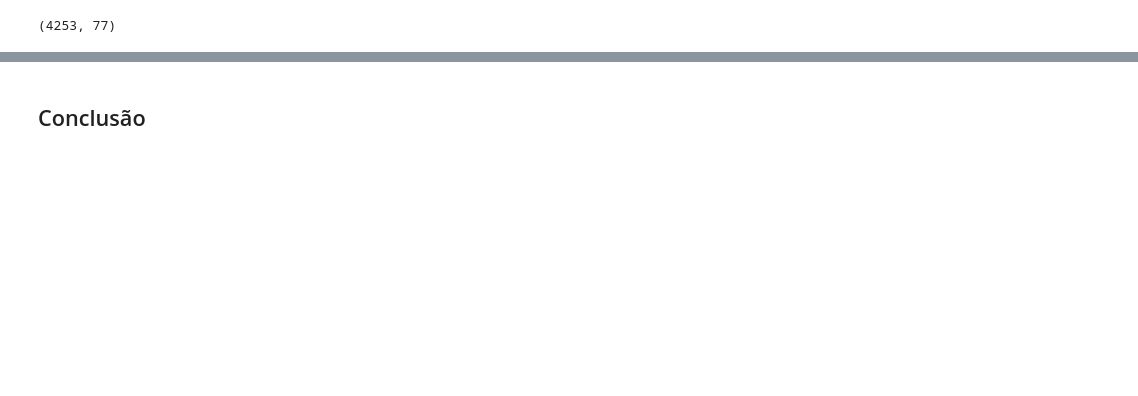
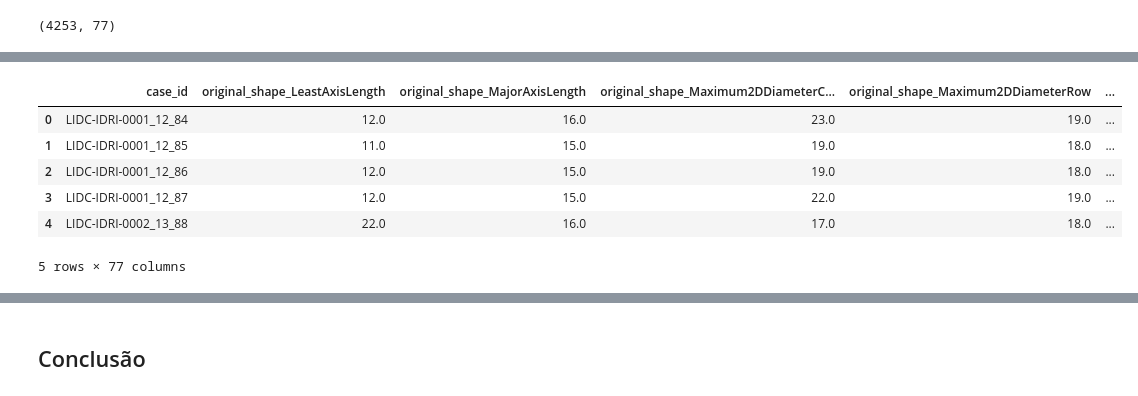
Before and after one commit to joaobaptista30/Lab_IACD_Project_1, a Jupyter notebook: data_cleaning.ipynb, the cells around one changed output, grey strips where cells are left out. Cells and saved outputs as stored; diff of their text form; code cells hidden in the pictures; blank space fills up the shorter version.

Commit message:
final data_cleaning

```diff
--- a/data_cleaning.ipynb
+++ b/data_cleaning.ipynb
@@ -145,0 +183,37 @@ final_df.shape
+# %%
+from sklearn.preprocessing import KBinsDiscretizer
+from sklearn.preprocessing import OneHotEncoder
+
+
+# vamos fazer bins dos float iremos usar a regra de Rice -> 2 * n^(1/3)
+nbins = int(2 * (len(final_df) ** (1/3)))
+discretizer = KBinsDiscretizer(n_bins=nbins, encode='ordinal', strategy='kmeans')
+
+encoded_columns = []
+encoder = OneHotEncoder(sparse_output=False, drop=None)
+
+for column in final_df.columns:
+    if column =="case_id" or column == "malignancy": continue # nao precisamos de tratar dos ids e das classificacoes
+
+    if type(final_df[column][0]) == np.float64: # vamos fazer bins dos float
+        final_df[column] = discretizer.fit_transform(final_df[[column]])
+
+    # apos os bins fazemos one-hot enconde
+    encoded_col = encoder.fit_transform(final_df[[column]])
+
+    encoded_df = pd.DataFrame(encoded_col, columns=[f"{column}_{i}" for i in range(encoded_col.shape[1])])
+    encoded_columns.append(encoded_df)
+
+# juntar os case_id e a classificacao com o novo df encoded
+final_df_encoded = pd.concat([final_df[['case_id', 'malignancy']], *encoded_columns], axis=1)
+# %%
+# df apos bins
+final_df.head()
+# %% [output]
+|  | case_id | original_shape_LeastAxisLength | original_shape_MajorAxisLength | original_shape_Maximum2DDiameterC... | original_shape_Maximum2DDiameterRow | ... |
+| 0 | LIDC-IDRI-0001_12_84 | 12.0 | 16.0 | 23.0 | 19.0 | ... |
+| 1 | LIDC-IDRI-0001_12_85 | 11.0 | 15.0 | 19.0 | 18.0 | ... |
+| 2 | LIDC-IDRI-0001_12_86 | 12.0 | 15.0 | 19.0 | 18.0 | ... |
+| 3 | LIDC-IDRI-0001_12_87 | 12.0 | 15.0 | 22.0 | 19.0 | ... |
+| 4 | LIDC-IDRI-0002_13_88 | 22.0 | 16.0 | 17.0 | 18.0 | ... |
+5 rows × 77 columns
```
Also changed, not shown: parts of 12 cells of this notebook, 2 other files.
